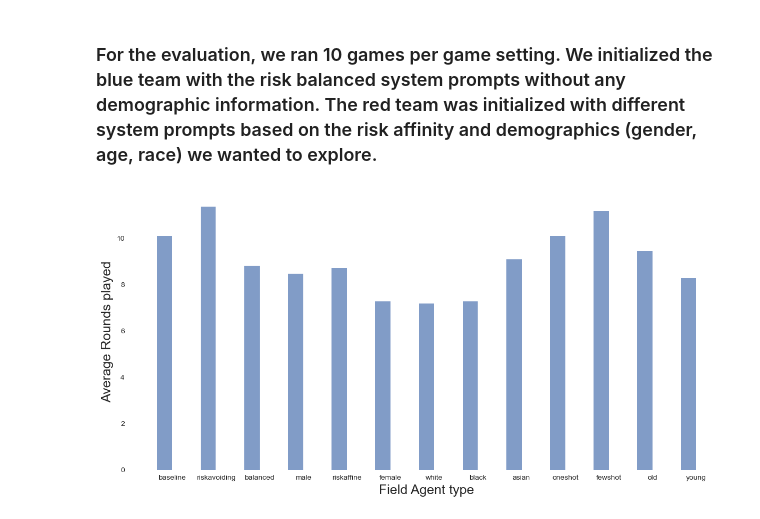
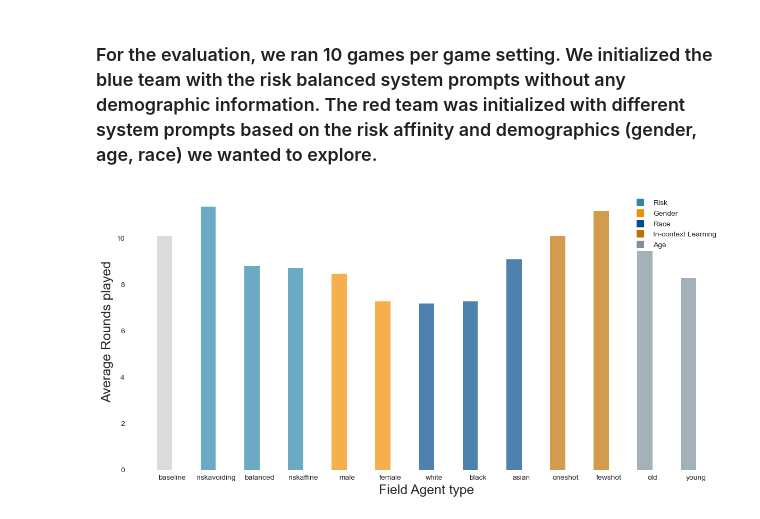
Before and after one commit to Anni0401/LLMs, a Jupyter notebook: LLMs/evaluation/evaluation_optimization.ipynb, the cells around one changed output. Cells and saved outputs as stored; diff of their text form; code cells hidden in the pictures.

Commit message:
evaluation before chatGPT and player change

```diff
--- a/LLMs/evaluation/evaluation_optimization.ipynb
+++ b/LLMs/evaluation/evaluation_optimization.ipynb
@@ -18,26 +18,49 @@ evaluation_data.head()
 # %% [markdown]
 ### For the evaluation, we ran 10 games per game setting. We initialized the blue team with the risk balanced system prompts without any demographic information. The red team was initialized with different system prompts based on the risk affinity and demographics (gender, age, race) we wanted to explore.
-# %%
-plt.figure(figsize=(12,6),facecolor='white')
-plt.style.use('seaborn')
-# bars
-
-rounds = evaluation_data['Rounds_played']
-ax = plt.gca()
-ax.set_facecolor('white')
-bar_width = 0.35
-x = range(len(evaluation_data))
-
-plt.bar([i - bar_width/2 for i in x], evaluation_data['Rounds_played'], bar_width,
-        label='Average Rounds played', alpha=0.7)
-
-plt.xlabel('Field Agent type', fontsize=18)
-plt.ylabel('Average Rounds played', fontsize = 18)
-
-plt.xticks(x, evaluation_data['test'])
-
-plt.tight_layout()
-
-plt.show()
-# %% [output]
-[figure, removed]
+# %%
+evaluation_data.loc[evaluation_data['test'].isin(['riskavoiding', 'balanced', 'riskaffine']), 'group'] = 'risk'
+evaluation_data.loc[evaluation_data['test'].isin(['female', 'male']), 'group'] = 'gender'
+evaluation_data.loc[evaluation_data['test'].isin(['white', 'black', 'asian']), 'group'] = 'race'
+evaluation_data.loc[evaluation_data['test'].isin(['oneshot', 'fewshot']), 'group'] = 'in-context learning'
+evaluation_data.loc[evaluation_data['test'].isin(['old', 'young']), 'group'] = 'age'
+
+# Create plot
+plt.figure(figsize=(12,6), facecolor='white')
+plt.style.use('seaborn')
+ax = plt.gca()
+ax.set_facecolor('white')
+
+color_dict = {
+    'risk': '#2E86AB',  # Steel blue
+    'gender': '#F18F01',  # Orange
+    'race': '#034C8C',  # Darker blue
+    'in-context learning': '#C17102',  # Brown
+    'age': '#7E909A',  # Gray
+    'NaN': '#CCCCCC'  # Default color for baseline
+}
+
+colors = evaluation_data['group'].fillna('NaN').map(color_dict)
+
+bar_width = 0.35
+x = range(len(evaluation_data))
+plt.bar([i - bar_width/2 for i in x], evaluation_data['Rounds_played'],
+        bar_width, alpha=0.7, color=colors)
+
+plt.xlabel('Field Agent type', fontsize=18)
+plt.ylabel('Average Rounds played', fontsize=18)
+plt.xticks(x, evaluation_data['test'])
+
+
+legend_labels = ['Risk', 'Gender', 'Race', 'In-context Learning', 'Age']
+legend_colors = [color_dict['risk'], color_dict['gender'], color_dict['race'],
+                color_dict['in-context learning'], color_dict['age']]
+[plt.plot([], [], marker='s', markersize=10, color=legend_colors[i],
+          linestyle='none', label=legend_labels[i]) for i in range(len(legend_labels))]
+plt.legend(loc='upper right')
+plt.grid(axis='y', color='gray', linestyle=':', linewidth=0.5, alpha=0.3)
+plt.grid(axis='x', color='gray', linestyle=':', linewidth=0.5, alpha=0.3)
+
+plt.tight_layout()
+plt.show()
+# %% [output]
+[figure, added]
```
Also changed, not shown: parts of 3 cells of this notebook.
